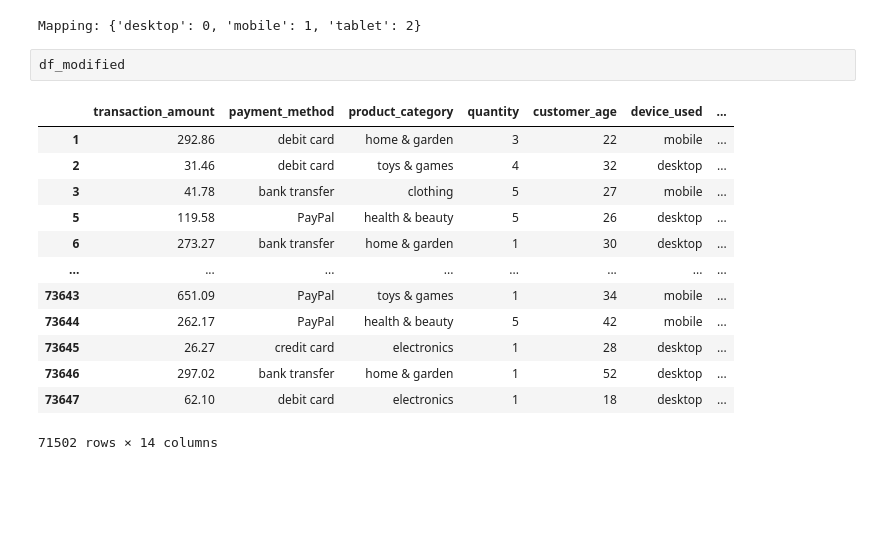
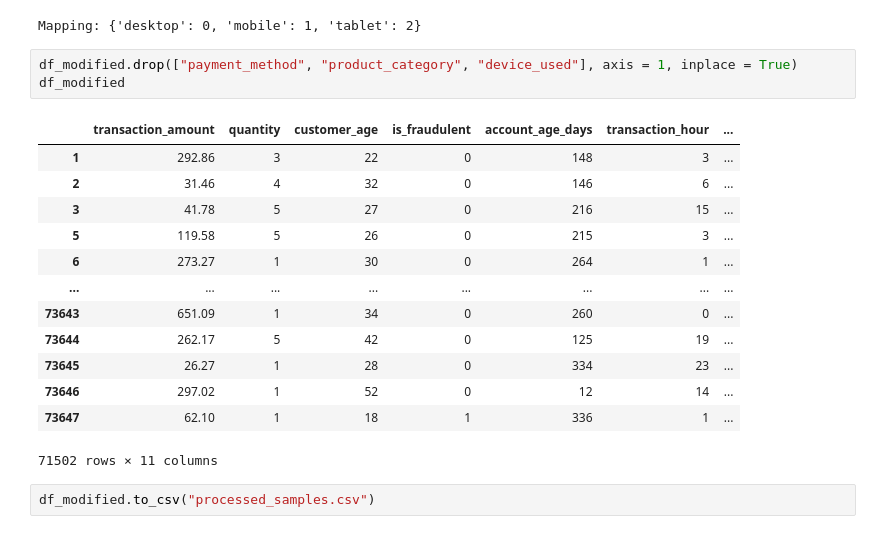
Before and after one commit to Abdelrahman2030/Fraud-detection, a Jupyter notebook: preprocessing.ipynb, the cells around one changed output. Saved outputs shown, nothing was run; the diff lists cells and outputs as text; blank space fills up the shorter version.

```diff
--- a/fraud_detection.ipynb
+++ b/preprocessing.ipynb
@@ -455,18 +455,21 @@ print("Mapping:", mapping)
 # %% [output]
 Mapping: {'desktop': 0, 'mobile': 1, 'tablet': 2}
 # %%
+df_modified.drop(["payment_method", "product_category", "device_used"], axis = 1, inplace = True)
 df_modified
 # %% [output]
-|  | transaction_amount | payment_method | product_category | quantity | customer_age | device_used | ... |
-| 1 | 292.86 | debit card | home & garden | 3 | 22 | mobile | ... |
-| 2 | 31.46 | debit card | toys & games | 4 | 32 | desktop | ... |
-| 3 | 41.78 | bank transfer | clothing | 5 | 27 | mobile | ... |
-| 5 | 119.58 | PayPal | health & beauty | 5 | 26 | desktop | ... |
-| 6 | 273.27 | bank transfer | home & garden | 1 | 30 | desktop | ... |
+|  | transaction_amount | quantity | customer_age | is_fraudulent | account_age_days | transaction_hour | ... |
+| 1 | 292.86 | 3 | 22 | 0 | 148 | 3 | ... |
+| 2 | 31.46 | 4 | 32 | 0 | 146 | 6 | ... |
+| 3 | 41.78 | 5 | 27 | 0 | 216 | 15 | ... |
+| 5 | 119.58 | 5 | 26 | 0 | 215 | 3 | ... |
+| 6 | 273.27 | 1 | 30 | 0 | 264 | 1 | ... |
 | ... | ... | ... | ... | ... | ... | ... | ... |
-| 73643 | 651.09 | PayPal | toys & games | 1 | 34 | mobile | ... |
-| 73644 | 262.17 | PayPal | health & beauty | 5 | 42 | mobile | ... |
-| 73645 | 26.27 | credit card | electronics | 1 | 28 | desktop | ... |
-| 73646 | 297.02 | bank transfer | home & garden | 1 | 52 | desktop | ... |
-| 73647 | 62.10 | debit card | electronics | 1 | 18 | desktop | ... |
+| 73643 | 651.09 | 1 | 34 | 0 | 260 | 0 | ... |
+| 73644 | 262.17 | 5 | 42 | 0 | 125 | 19 | ... |
+| 73645 | 26.27 | 1 | 28 | 0 | 334 | 23 | ... |
+| 73646 | 297.02 | 1 | 52 | 0 | 12 | 14 | ... |
+| 73647 | 62.10 | 1 | 18 | 1 | 336 | 1 | ... |
-71502 rows × 14 columns
+71502 rows × 11 columns
+# %%
+df_modified.to_csv("processed_samples.csv")
```
Also changed, not shown: 1 other file.
